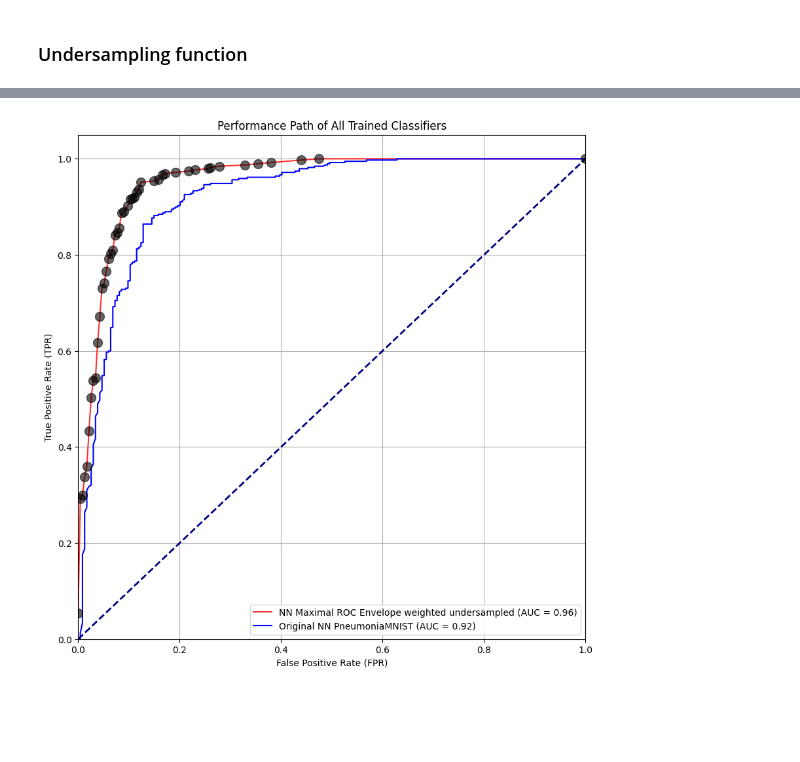
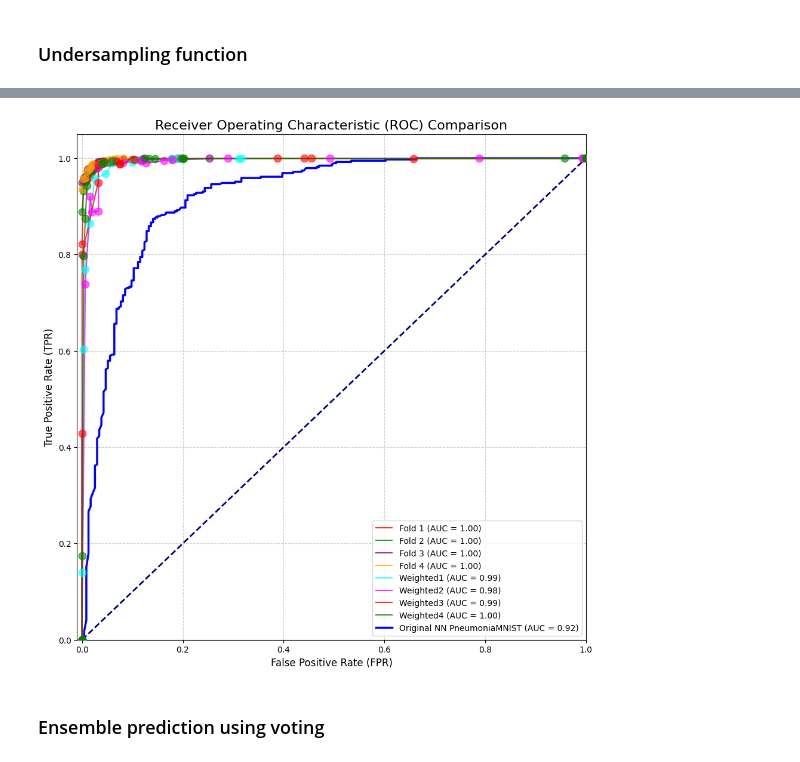
Before and after one commit to katzkid/RoC_Analysis, a Jupyter notebook: medMNIST_lightning_undersampling.ipynb, the cells around one changed output, grey strips where cells are left out. Drawn from its saved outputs; the diff is of its cells as text; code cells hidden in the pictures; blank space fills up the shorter version.

```diff
--- a/medMNIST_lightning_undersampling.ipynb
+++ b/medMNIST_lightning_undersampling.ipynb
@@ -517,6 +366,7 @@ NUM_CLASSES = 1
 NUM_CHANNELS = 1
 NUM_EPOCHS = 1
 NUM_WORKERS = 4
+K_FOLDS = 4
 # %%
 class SimpleCNN(nn.Module):
     def __init__(self, in_channels, num_classes, image_height, image_width):
@@ -714,6 +564,7 @@ class LitSimpleCNN(pl.LightningModule):
 # %% [markdown]
 ### Generate data
 # %%
+from sklearn.model_selection import KFold
 train_dataset, test_dataset, val_dataset = generate_data("pneumoniaMNIST")
 
 # Ensure you have your train_loader and val_loader defined here
@@ -731,6 +582,9 @@ train_loader = data.DataLoader(train_dataset, batch_size=BATCH_SIZE, shuffle=Tru
 #new_train_loader = data.DataLoader(new_train_dataset, batch_size=BATCH_SIZE, shuffle=True, num_workers=NUM_WORKERS) to be done inside the sample_ratio loop
 test_loader = data.DataLoader(test_dataset, batch_size=int(BATCH_SIZE/4), shuffle=False, num_workers=NUM_WORKERS)
 val_loader = data.DataLoader(val_dataset, batch_size=BATCH_SIZE, shuffle=False, num_workers=NUM_WORKERS)
+
+# initialize fold
+kfold = KFold(n_splits=K_FOLDS, shuffle=True, random_state=42)
 # %% [output]
 3.0.2
 Number of training samples: 4708
@@ -865,26 +723,28 @@ from collections import Counter
 # --- This block generates the list of ratios for your experiment ---
 
 # 1. Get original class counts from your train_dataset
+
 try:
     original_labels = np.array(train_dataset.labels).flatten()
 except AttributeError:
     original_labels = np.array(train_dataset.targets).flatten()
 
 original_counts = Counter(original_labels)
-num_pos_original = original_counts.get(1, 0)  # e.g., 3494 (Pneumonia)
-num_neg_original = original_counts.get(0, 0)  # e.g., 1214 (Normal)
+num_pos_original = original_counts.get(1, 0)
+num_neg_original = original_counts.get(0, 0)
+print(f"Original class counts: {num_pos_original} positives, {num_neg_original} negatives")
 
 # The pivot point for your function's logic
-orig_sample_ratio = num_pos_original / num_neg_original # ~2.88
+orig_sample_ratio = num_pos_original / num_neg_original
 
 # 2. Define how many steps for each regime
-N_POINTS_PER_REGIME = 20  # You can change this
+N_POINTS_PER_REGIME = 10  # You can change this
 
 # 3. Generate ratios for Regime 1 (from near 0 up to the pivot)
 # This will test scenarios from extreme negative-class dominance up to the original balance.
-print("Generating ratios for Regime 1 (target ratio < 2.88)...")
+print(f"Generating ratios for Regime 1 (target ratio < {orig_sample_ratio})...")
 ratios_regime1 = np.geomspace(
-    start=0.001,                      # A small starting ratio (e.g., 1 positive for every 10 negatives)
+    start=1/num_neg_original,                      # A small starting ratio (e.g., 1 positive for every 10 negatives)
     stop=orig_sample_ratio,         # Go up to the original ratio
     num=N_POINTS_PER_REGIME,
     endpoint=False                  # Exclude the pivot itself to avoid the 'else' block
@@ -892,10 +752,10 @@ ratios_regime1 = np.geomspace(
 
 # 4. Generate ratios for Regime 2 (from the pivot up to 3494)
 # This will test scenarios from the original balance up to extreme positive-class dominance.
-print("Generating ratios for Regime 2 (target ratio > 2.88)...")
+print(f"Generating ratios for Regime 2 (target ratio > {orig_sample_ratio})...")
 ratios_regime2 = np.geomspace(
     start=orig_sample_ratio, # Start just above the pivot
-    stop=3494,                      # Your specified upper limit
+    stop=num_pos_original,                      # Your specified upper limit
     num=N_POINTS_PER_REGIME
 )
 
@@ -1279,6 +1127,14 @@ plot_roc_connected_points(filtered_results, results_original_roc, name="Filtered
-# %%
-best_envelope = get_best_roc_envelope(list_weighted_clfs, results_original_roc)
-# Plot the best ROC envelope
-plot_roc_connected_points(best_envelope, results_original_roc, name="NN Maximal ROC Envelope weighted undersampled")
-# %% [output]
-[figure, removed]
+# %%
+# plot the best classifiers of all folds
+results_lists = []
+results_lists.extend(list_folds_best_models)
+results_lists.extend(list_folds_weighted_clfs)
+plot_roc_comparison(
+    results_lists=results_lists,
+    names=["Fold 1", "Fold 2", "Fold 3", "Fold 4", "Weighted1", "Weighted2", "Weighted3", "Weighted4"],
+    results_original_roc=results_original_roc
+)
+# %% [output]
+[figure, added]
+# %% [markdown]
+### Ensemble prediction using voting
```
Also changed, not shown: parts of 14 cells of this notebook, 8 other files.
